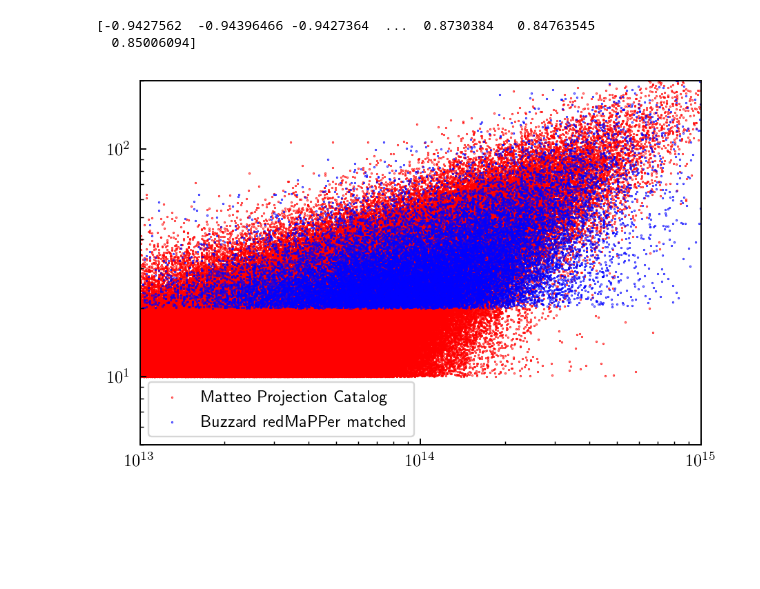
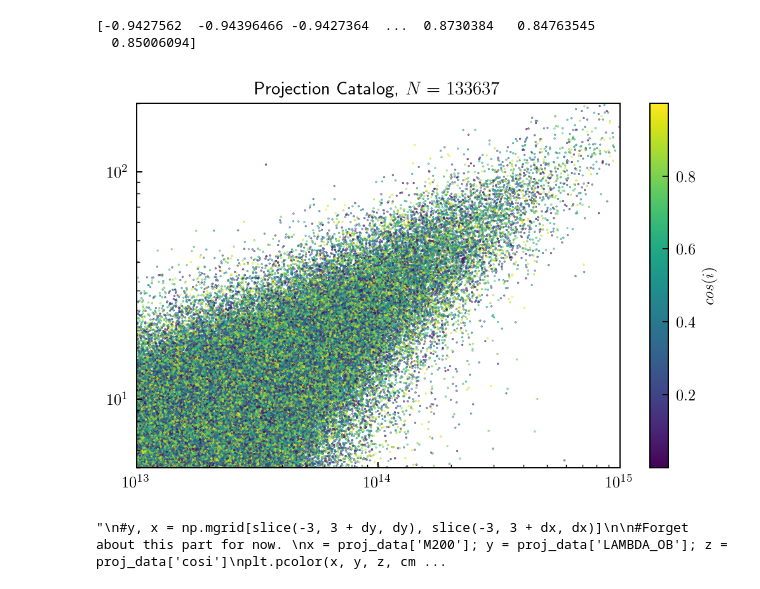
Before and after one commit to zzbenjamin94/des_y1_triaxiality, a Jupyter notebook: repo/halo_cluster_matching/read_projection.ipynb, the cells around one changed output. Drawn from its saved outputs; the diff is of its cells as text; code cells hidden in the pictures; blank space fills up the shorter version.

```diff
--- a/repo/halo_cluster_matching/read_projection.ipynb
+++ b/repo/halo_cluster_matching/read_projection.ipynb
@@ -267,0 +229,13 @@ plt.show()
+# %%
+from repo.halo_shape.read_shape_param import read_shape_param
+from numpy.lib.recfunctions import append_fields
+
+#Adding ID and shape info
+shapedir = home_dir()+'output/buzzard/halo_shape/'
+proj_shape = np.load(shapedir + 'halo_shape_projection_allz.npy')
+#proj_shape = proj_shape.view(np.recarray)
+
+halos_ID, q, s, cos_i = read_shape_param(proj_shape, convcut=False) #set convcut to false and apply cut later
+
+#Need to re-run the proj_data reading before running this again
+proj_data = append_fields(proj_data, ['ID', 'q', 's', 'cosi'], [halos_ID, q, s, cos_i], usemask=False)
@@ -325,13 +327,45 @@ proj_data['RA'] = phi * 180/np.pi
 proj_DEC = proj_data['DEC']
 proj_RA = proj_data['RA']
 #print 'Halos DEC and RA \n', halos_data['DEC'], '\n', halos_data['RA']
-# %%
-plt.scatter(proj_data['M200'], proj_data['LAMBDA_OB'], s =0.1, color='r', label='Matteo Projection Catalog')
-plt.scatter(redM_halos['halos_M200b'], redM_halos['redM_lmda'], s =0.1, color='b', label='Buzzard redMaPPer matched')
-plt.xscale('log'); plt.yscale('log')
-plt.xlim([1e13,1e15])
-plt.ylim([5,200])
-plt.legend()
-plt.show()
-# %% [output]
-[figure, removed]
+# %%
+#On colomaps: https://plot.ly/matplotlib/colors-and-colormaps/
+#Another good one: https://matplotlib.org/examples/pylab_examples/pcolor_demo.html
+from matplotlib import cm
+from matplotlib.colors import ListedColormap, LinearSegmentedColormap
+from collections import OrderedDict
+
+viridis = cm.get_cmap('viridis', 256)
+fig, axs = plt.subplots(1 ,1, tight_layout=True, figsize=(6,4))
+
+cb1 = plt.scatter(proj_data['M200'], proj_data['LAMBDA_OB'], c = proj_data['cosi'], cmap = viridis, \
+            s =0.1, label='Matteo Projection Catalog')
+cbar = plt.colorbar(cb1, ax=axs)
+
+cbar.set_label(r'$cos(i)$')
+
+#plt.scatter(redM_halos['halos_M200b'], redM_halos['redM_lmda'], s =0.1, color='b', label='Buzzard redMaPPer matched')
+plt.xscale('log'); plt.yscale('log')
+plt.xlim([1e13,1e15])
+plt.ylim([5,200])
+plt.title(r'Projection Catalog, $N = 133637$')
+#plt.legend()
+plt.show()
+
+'''
+#y, x = np.mgrid[slice(-3, 3 + dy, dy), slice(-3, 3 + dx, dx)]
+
+#Forget about this part for now.
+x = proj_data['M200']; y = proj_data['LAMBDA_OB']; z = proj_data['cosi']
+plt.pcolor(x, y, z, cmap=viridis, vmin=0, vmax=1)
+plt.title('pcolor')
+# set the limits of the plot to the limits of the data
+plt.axis([x.min(), x.max(), y.min(), y.max()])
+plt.colorbar()
+plt.xscale('log'); plt.yscale('log')
+plt.xlim([1e13,1e15])
+plt.ylim([5,200])
+plt.show()
+'''
+# %% [output]
+[figure, added]
+"\n#y, x = np.mgrid[slice(-3, 3 + dy, dy), slice(-3, 3 + dx, dx)]\n\n#Forget about this part for now. \nx = proj_data['M200']; y = proj_data['LAMBDA_OB']; z = proj_data['cosi']\nplt.pcolor(x, y, z, cm ...
```
Also changed, not shown: parts of 12 cells of this notebook.
